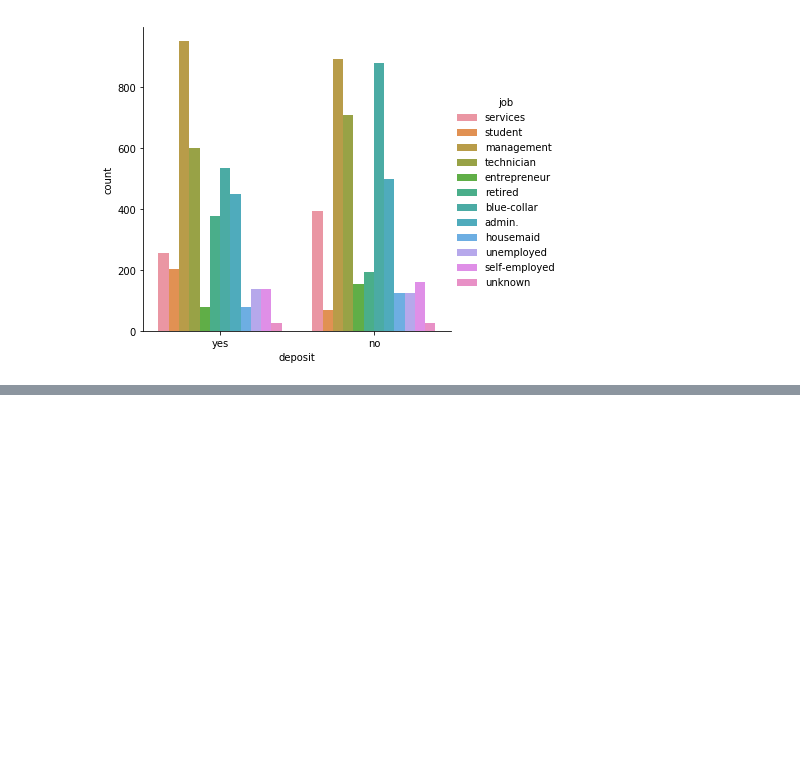
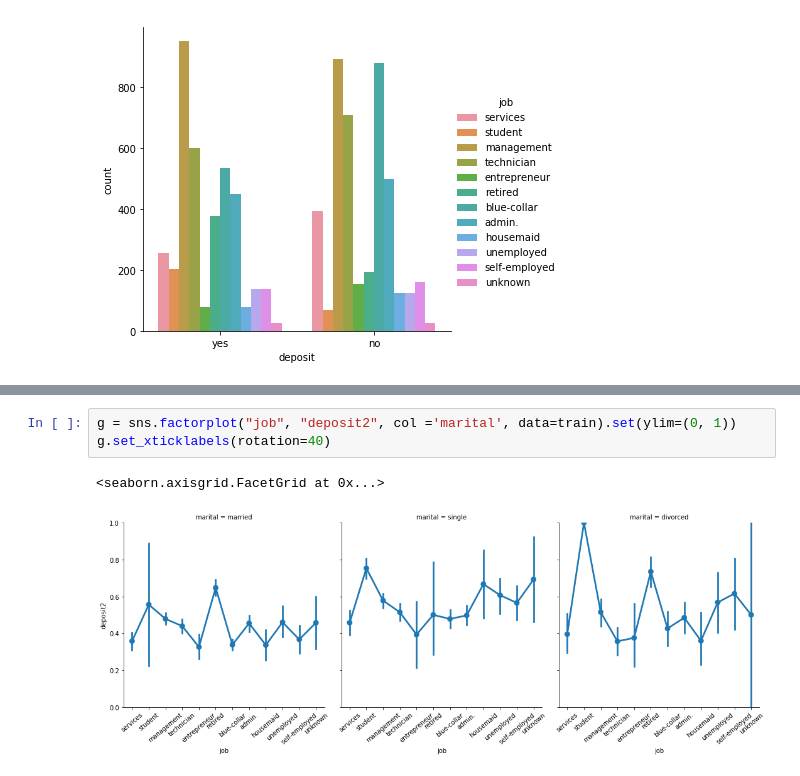
Before and after one commit to konwaw/misp, a Jupyter notebook: Dataset_Challenge.ipynb, the cells around one changed output, grey strips where cells are left out. Cells and saved outputs as stored; diff of their text form; blank space fills up the shorter version.

```diff
--- a/Dataset_Challenge.ipynb
+++ b/Dataset_Challenge.ipynb
@@ -101,0 +167,6 @@ sns.catplot('loan',data=train, hue='deposit', kind='count')
+# %%
+g = sns.factorplot("job", "deposit2", col ='marital', data=train).set(ylim=(0, 1))
+g.set_xticklabels(rotation=40)
+# %% [output]
+<seaborn.axisgrid.FacetGrid at 0x...>
+[figure, added]
```
Also changed, not shown: parts of 12 cells of this notebook.
